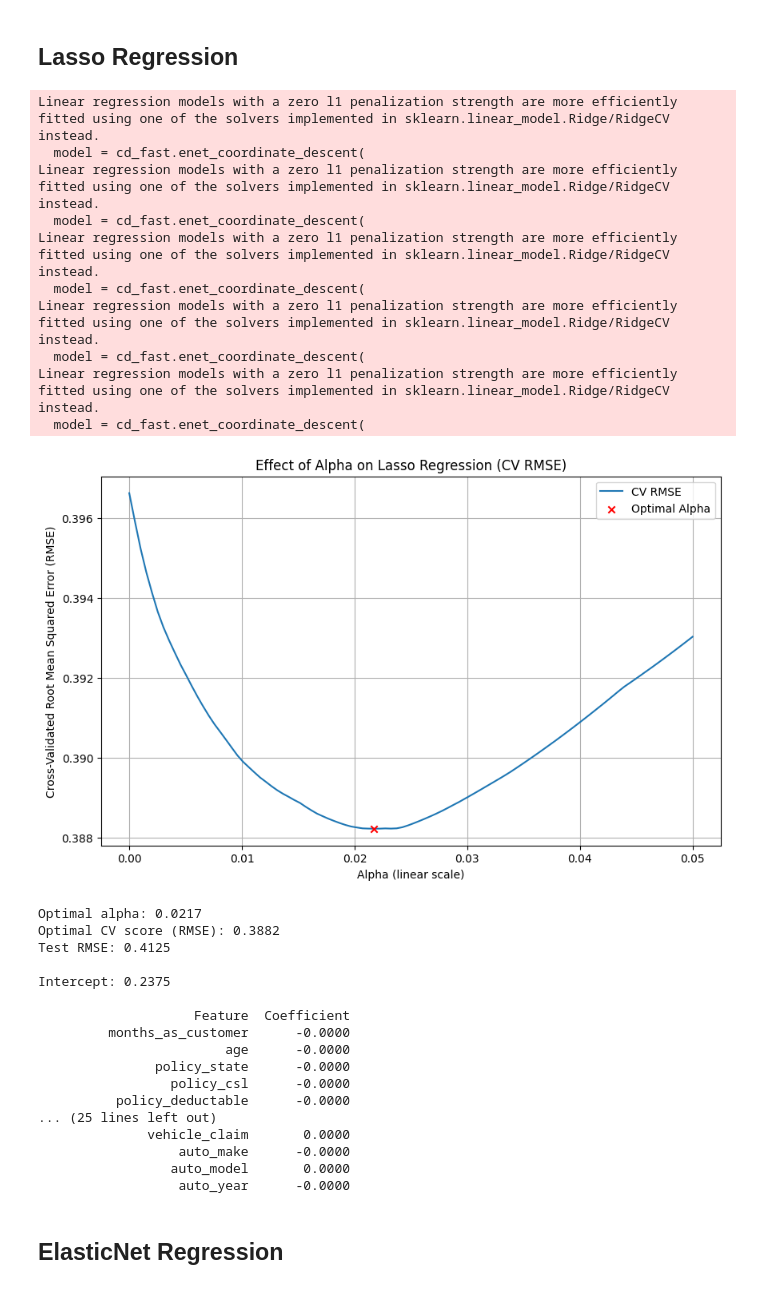
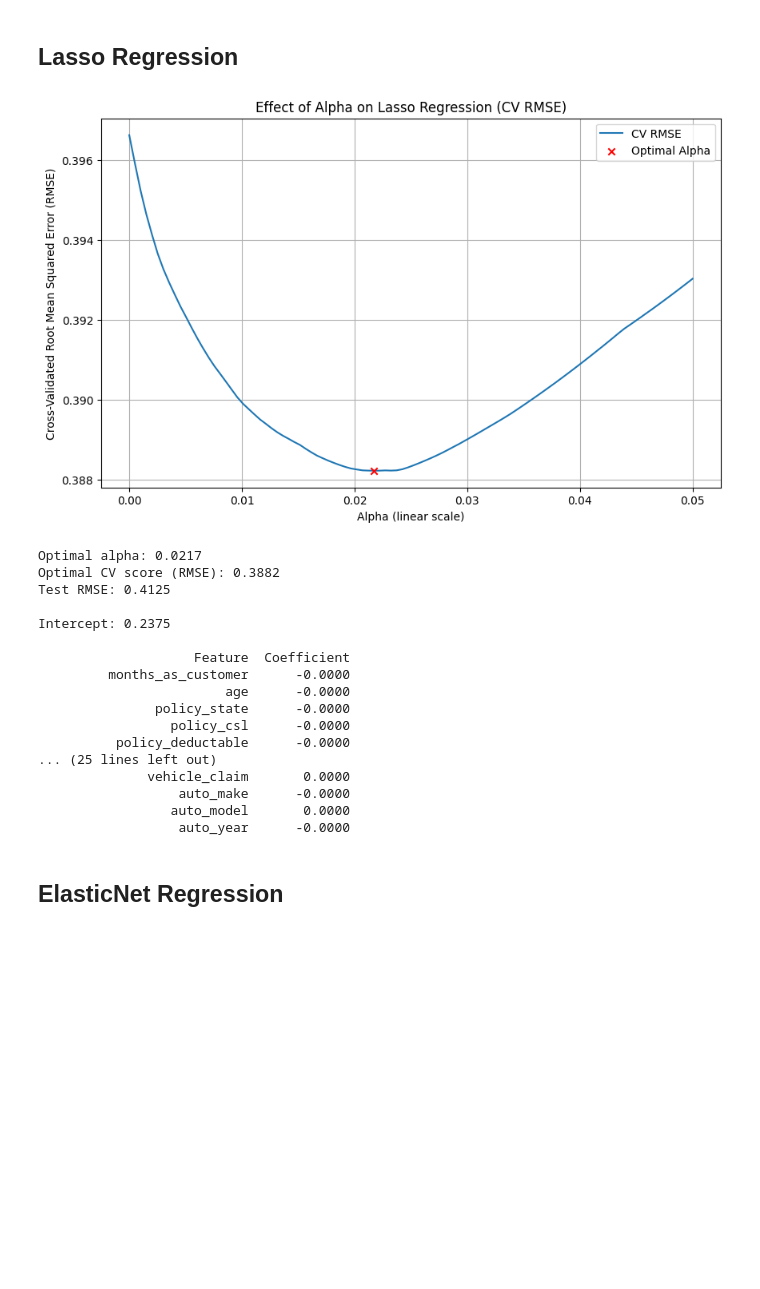
Before and after one commit to jtvon/799S-Data-Science-Capstone, a Jupyter notebook: Week-2-jupyter-notebook.ipynb, the cells around one changed output. Cells and saved outputs as stored; diff of their text form; code cells hidden in the pictures; blank space fills up the shorter version.

```diff
--- a/Week-2-jupyter-notebook.ipynb
+++ b/Week-2-jupyter-notebook.ipynb
@@ -399,36 +407,26 @@ Intercept: 0.2375
 # %% [markdown]
 ## Lasso Regression
 # %%
-lasso_ins_alpha, lasso_ins_cv_score, lasso_ins_test_rmse = run_lasso_regression(X_train_ins, y_train_ins, X_test_ins, y_test_ins, lin_alphas=np.linspace(0, .05, 100))
+lasso_ins_alpha, lasso_ins_cv_score, lasso_ins_test_rmse, lasso_ins_model_score = run_lasso_regression(X_train_ins, y_train_ins, X_test_ins, y_test_ins, lin_alphas=np.linspace(0, .05, 100))
 # %% [output]
+[figure]
-Linear regression models with a zero l1 penalization strength are more efficiently fitted using one of the solvers implemented in sklearn.linear_model.Ridge/RidgeCV instead.
-  model = cd_fast.enet_coordinate_descent(
-Linear regression models with a zero l1 penalization strength are more efficiently fitted using one of the solvers implemented in sklearn.linear_model.Ridge/RidgeCV instead.
-  model = cd_fast.enet_coordinate_descent(
-Linear regression models with a zero l1 penalization strength are more efficiently fitted using one of the solvers implemented in sklearn.linear_model.Ridge/RidgeCV instead.
-  model = cd_fast.enet_coordinate_descent(
-Linear regression models with a zero l1 penalization strength are more efficiently fitted using one of the solvers implemented in sklearn.linear_model.Ridge/RidgeCV instead.
-  model = cd_fast.enet_coordinate_descent(
-Linear regression models with a zero l1 penalization strength are more efficiently fitted using one of the solvers implemented in sklearn.linear_model.Ridge/RidgeCV instead.
-  model = cd_fast.enet_coordinate_descent(
+Optimal alpha: 0.0217
+Optimal CV score (RMSE): 0.3882
+Test RMSE: 0.4125
+
+Intercept: 0.2375
+
+                    Feature  Coefficient
+         months_as_customer      -0.0000
+                        age      -0.0000
+               policy_state      -0.0000
+                 policy_csl      -0.0000
+          policy_deductable      -0.0000
+... (25 lines left out)
+              vehicle_claim       0.0000
+                  auto_make      -0.0000
+                 auto_model       0.0000
+                  auto_year      -0.0000
-[figure]
-Optimal alpha: 0.0217
-Optimal CV score (RMSE): 0.3882
-Test RMSE: 0.4125
-
-Intercept: 0.2375
-
-                    Feature  Coefficient
-         months_as_customer      -0.0000
-                        age      -0.0000
-               policy_state      -0.0000
-                 policy_csl      -0.0000
-          policy_deductable      -0.0000
-... (25 lines left out)
-              vehicle_claim       0.0000
-                  auto_make      -0.0000
-                 auto_model       0.0000
-                  auto_year      -0.0000
 # %% [markdown]
 ## ElasticNet Regression
 # %%
```
Also changed, not shown: parts of 10 cells of this notebook.
